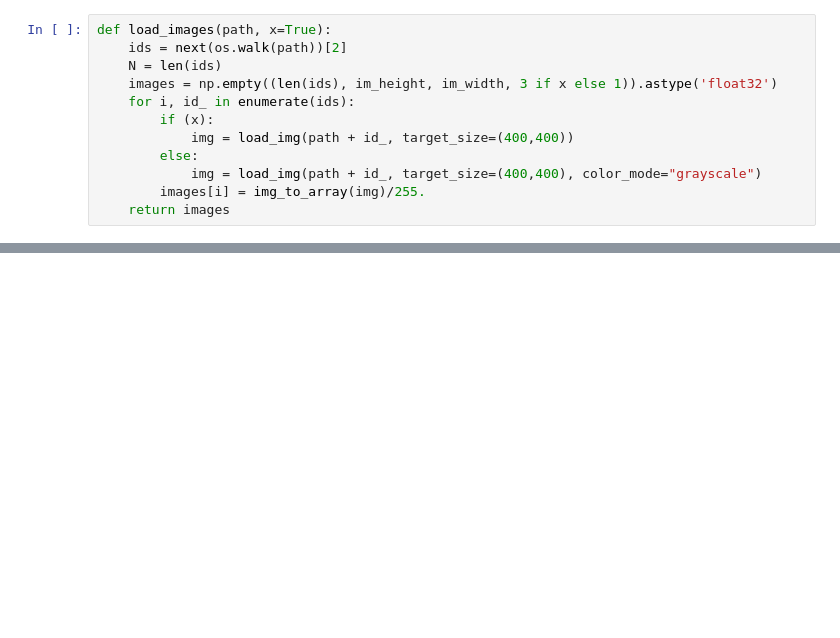
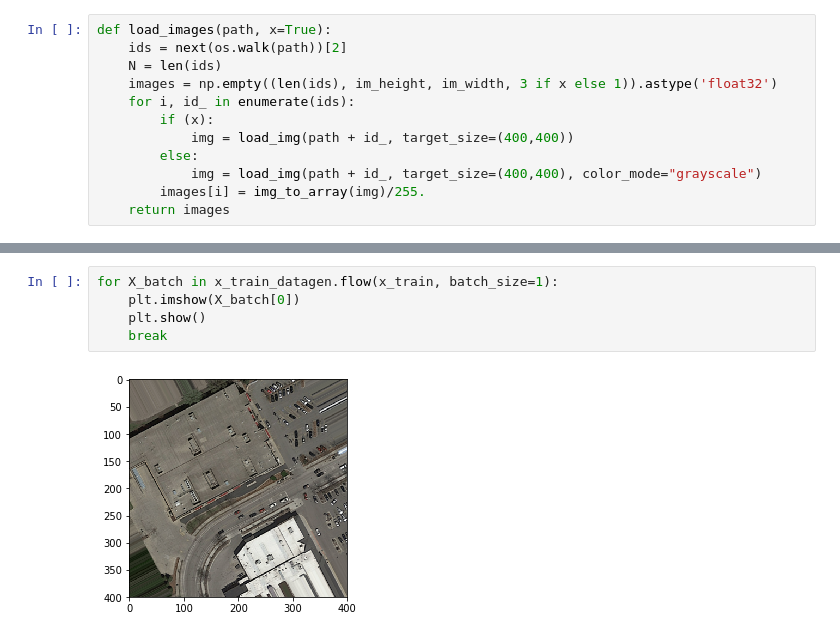
Before and after one commit to yklose/Road-Segmentation, a Jupyter notebook: Road Segmentation/Image_expansion.ipynb, the cells around one changed output, grey strips where cells are left out. Saved outputs shown, nothing was run; the diff lists cells and outputs as text; blank space fills up the shorter version.

```diff
--- a/Road Segmentation/Image_expansion.ipynb
+++ b/Road Segmentation/Image_expansion.ipynb
@@ -62,0 +73,7 @@ y_train_datagen.fit(y_train, augment=True, seed=seed)
+# %%
+for X_batch in x_train_datagen.flow(x_train, batch_size=1):
+    plt.imshow(X_batch[0])
+    plt.show()
+    break
+# %% [output]
+[figure, added]
```
Also changed, not shown: parts of 2 cells of this notebook.
